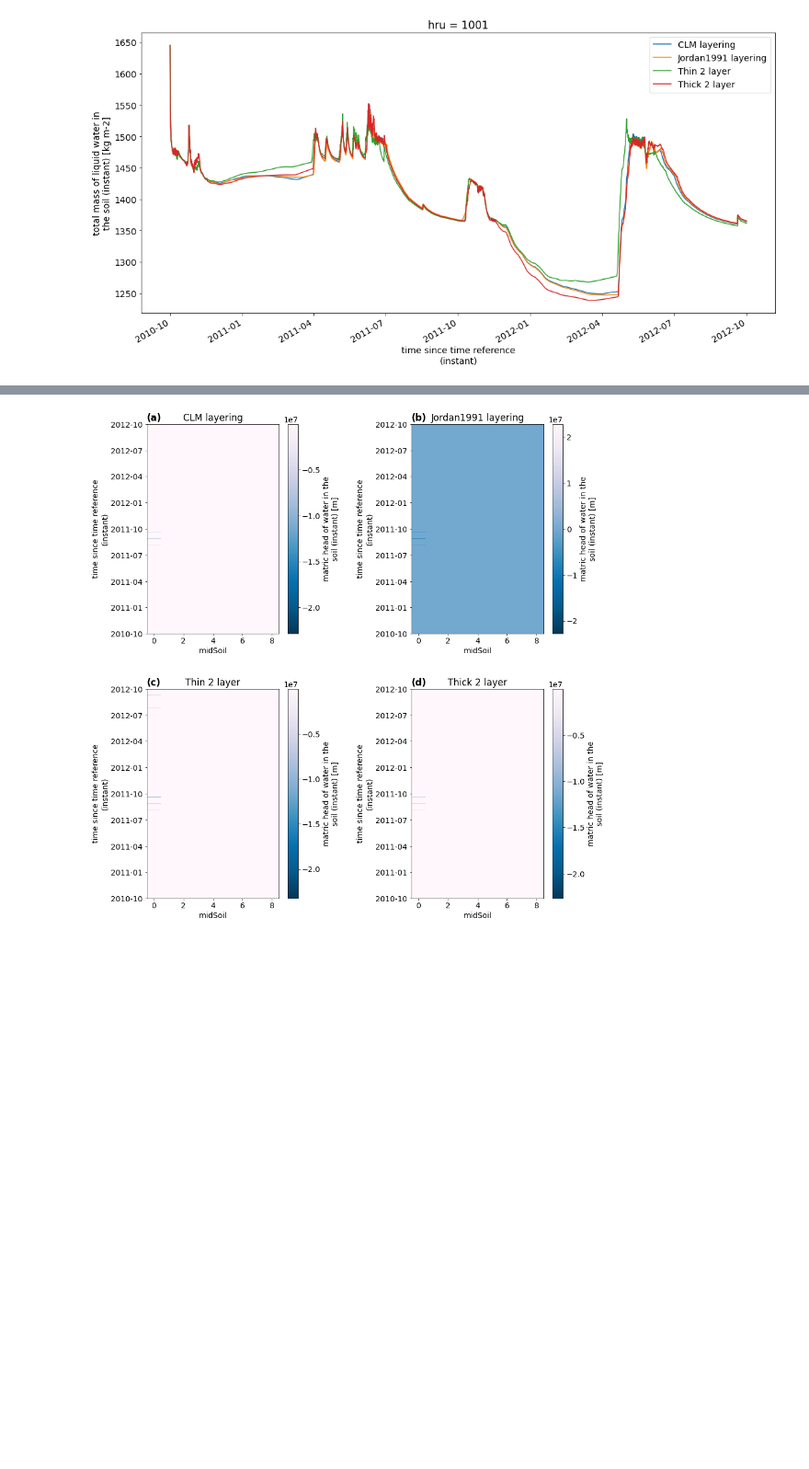
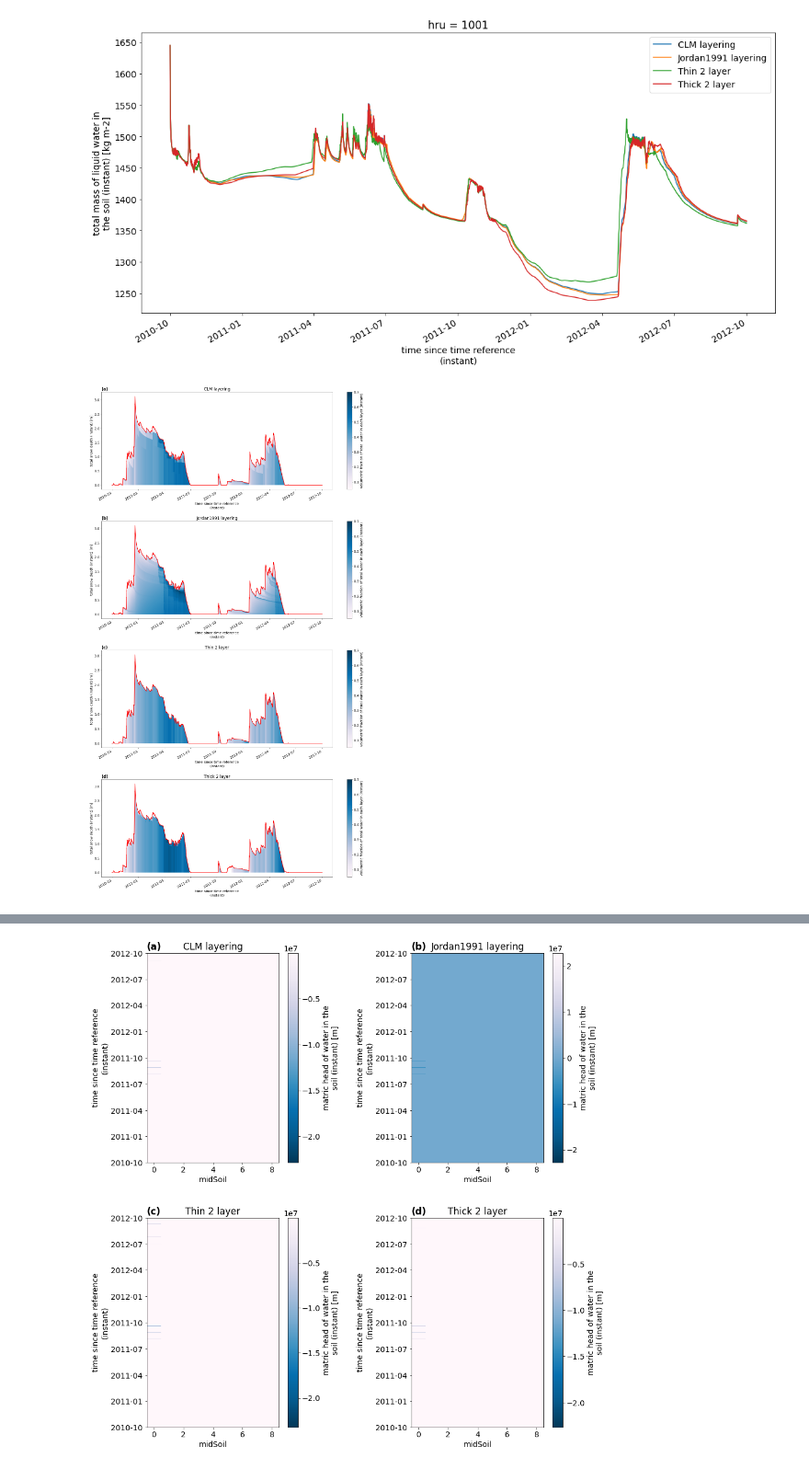
Before and after one commit to geohang/HW_Snow_Hydrology, a Jupyter notebook: homework_2_A_exercise_1.ipynb, the cells around one changed output, grey strips where cells are left out. Shown at 92% size. Saved outputs shown, nothing was run; the diff lists cells and outputs as text; code cells hidden in the pictures; blank space fills up the shorter version.

```diff
--- a/homework_2_A_exercise_1.ipynb
+++ b/homework_2_A_exercise_1.ipynb
@@ -470,3 +470,56 @@ plt.legend()
 plt.savefig('soilice1.tiff',dpi=100)
 # %% [output]
 [figure]
+# %%
+import pysumma.plotting as psp
+
+
+# depth = s_clm.output.isel(hru=0)['iLayerHeight']
+# frac_wat = s_clm.output.isel(hru=0)['mLayerVolFracWat']
+# s_clm.output['scalarSnowDepth'].plot(color='red', linewidth=2, ax=ax1)
+# psp.layers(frac_wat, depth, colormap='PuBu', plot_soil=True, plot_snow=True)
+
+fig = plt.figure(figsize = (18,30))
+plt.rcParams.update({'font.size': 14})
+
+
+ax1 = plt.subplot(4,1,1)
+
+depth = s_clm.output.isel(hru=0)['iLayerHeight']
+temp = s_clm.output.isel(hru=0)['mLayerVolFracWat']
+ax, mappable = psp.layers(temp, depth, colormap='PuBu', plot_soil=False, plot_snow=True, ax=ax1)
+mappable.set_clim(0.05, 0.7)
+s_clm.output['scalarSnowDepth'].plot(color='red', linewidth=2, ax=ax1)
+ax1.set_title('(a)',loc = 'left',fontweight="bold")
+ax1.set_title('CLM layering')
+
+ax1 = plt.subplot(4,1,2)
+depth = s_jrdn.output.isel(hru=0)['iLayerHeight']
+temp = s_jrdn.output.isel(hru=0)['mLayerVolFracWat']
+ax, mappable = psp.layers(temp, depth, colormap='PuBu', plot_soil=False, plot_snow=True, ax=ax1)
+mappable.set_clim(0.05, 0.7)
+s_jrdn.output['scalarSnowDepth'].plot(color='red', linewidth=2, ax=ax1)
+ax1.set_title('(b)',loc = 'left',fontweight="bold")
+ax1.set_title('Jordan1991 layering')
+
+ax1 = plt.subplot(4,1,3)
+depth = s_2layer.output.isel(hru=0)['iLayerHeight']
+temp = s_2layer.output.isel(hru=0)['mLayerVolFracWat']
+ax, mappable = psp.layers(temp, depth, colormap='PuBu', plot_soil=False, plot_snow=True, ax=ax1)
+mappable.set_clim(0.05, 0.7)
+s_2layer.output['scalarSnowDepth'].plot(color='red', linewidth=2, ax=ax1)
+ax1.set_title('(c)',loc = 'left',fontweight="bold")
+ax1.set_title('Thin 2 layer')
+
+ax1 = plt.subplot(4,1,4)
+depth = s_thick.output.isel(hru=0)['iLayerHeight']
+temp = s_thick.output.isel(hru=0)['mLayerVolFracWat']
+ax, mappable = psp.layers(temp, depth, colormap='PuBu', plot_soil=False, plot_snow=True, ax=ax1)
+mappable.set_clim(0.05, 0.7)
+s_thick.output['scalarSnowDepth'].plot(color='red', linewidth=2, ax=ax1)
+ax1.set_title('(d)',loc = 'left',fontweight="bold")
+ax1.set_title('Thick 2 layer')
+fig.tight_layout(pad=2.0)
+fig.savefig('VolFracWat.tiff',dpi=100)
+# %% [output]
+[figure, added]
```
Also changed, not shown: parts of 2 cells of this notebook, 3 other files.
